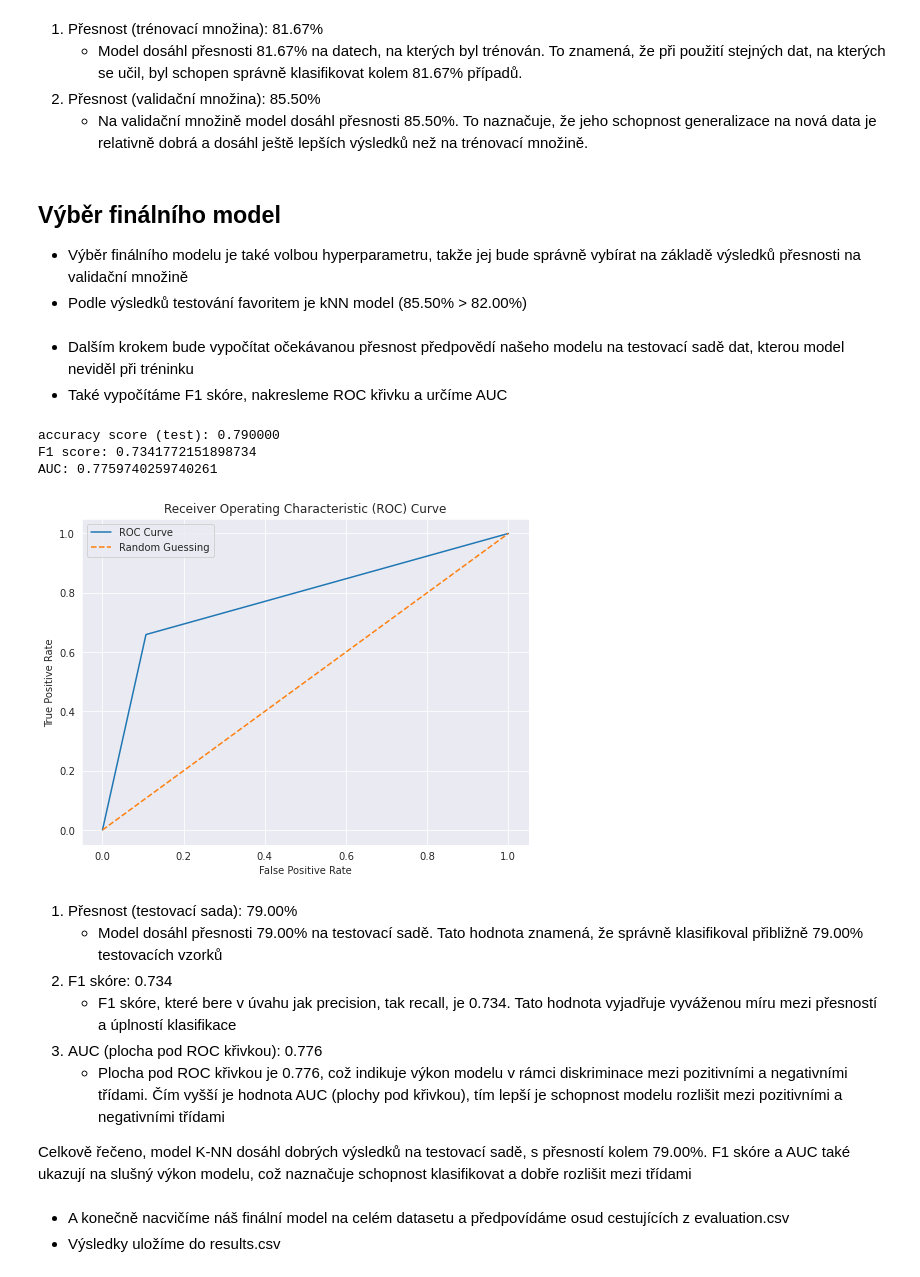
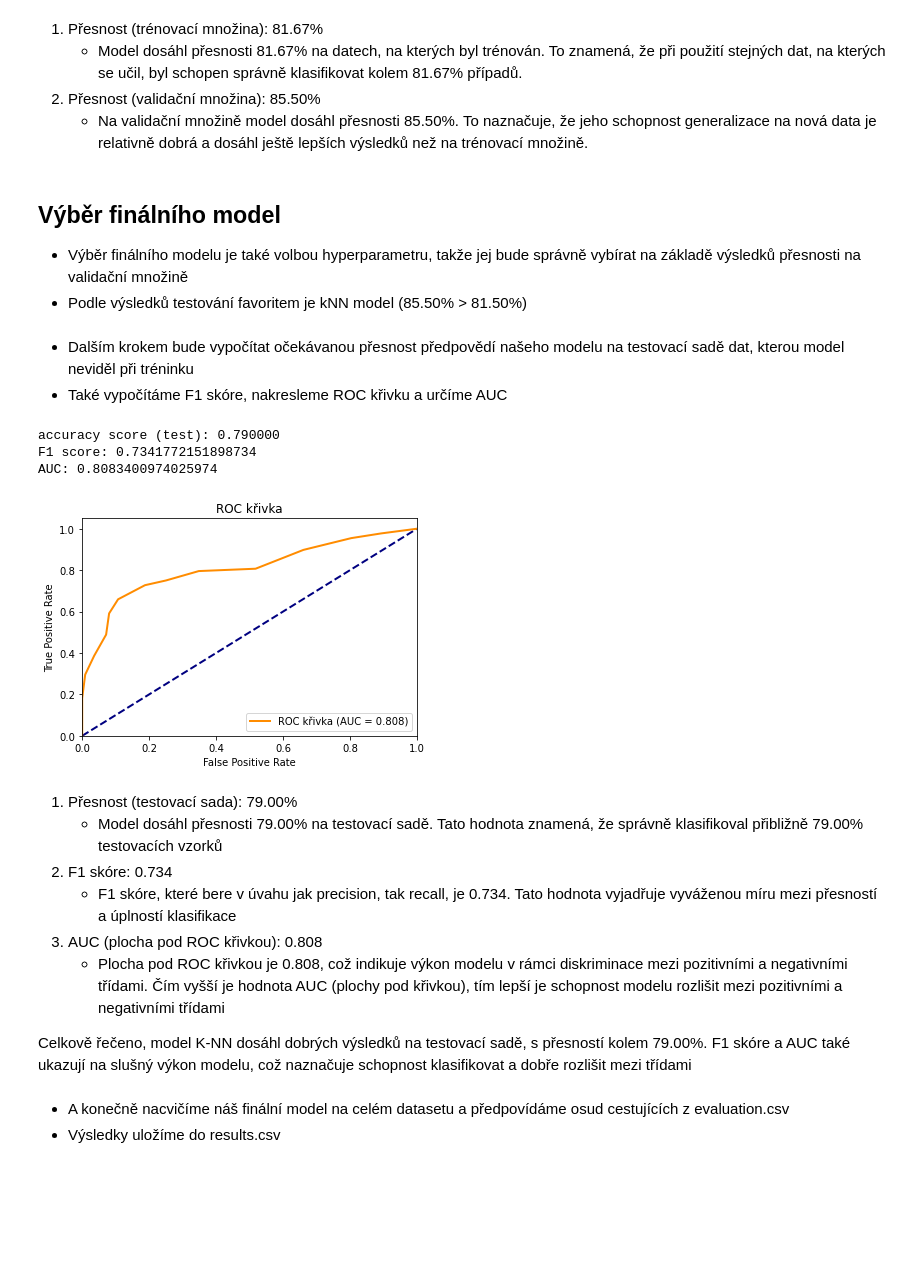
Before and after one commit to daKostych/BI-ML1-2023, a Jupyter notebook: 01/homework_01.ipynb, the cells around one changed output. Drawn from its saved outputs; the diff is of its cells as text; code cells hidden in the pictures; blank space fills up the shorter version.

Commit message:
Fix ROC curve

```diff
--- a/01/homework_01.ipynb
+++ b/01/homework_01.ipynb
@@ -645,44 +646,49 @@ accuracy score (validation): 0.855000
 # %% [markdown]
 ## Výběr finálního model
    * Výběr finálního modelu je také volbou hyperparametru, takže jej bude správně vybírat na základě výsledků přesnosti na validační množině
-   * Podle výsledků testování favoritem je kNN model (85.50% > 82.00%)
+   * Podle výsledků testování favoritem je kNN model (85.50% > 81.50%)
 # %% [markdown]
 * Dalším krokem bude vypočítat očekávanou přesnost předpovědí našeho modelu na testovací sadě dat, kterou model neviděl při tréninku
 * Také vypočítáme F1 skóre, nakresleme ROC křivku a určíme AUC
 # %%
 kNN_predictions = kNN_model.predict(Xtest_scaled)
+kNN_pred_proba = kNN_model.predict_proba(Xtest_scaled)
+pred_proba = kNN_pred_proba[:,1]
+
 kNN_accuracy = metrics.accuracy_score(ytestKNN, kNN_predictions)
 print('accuracy score (test): {0:.6f}'.format(kNN_accuracy))
 
 kNN_f1 = f1_score(ytestKNN, kNN_predictions)
-kNN_auc = roc_auc_score(ytestKNN, kNN_predictions)
+kNN_auc = roc_auc_score(ytestKNN, pred_proba)
 print(f"F1 score: {kNN_f1}")
 print(f"AUC: {kNN_auc}")
 # %% [output]
 accuracy score (test): 0.790000
 F1 score: 0.7341772151898734
-AUC: 0.7759740259740261
+AUC: 0.8083400974025974
 # %%
-fpr, tpr, thresholds = roc_curve(ytestKNN, kNN_predictions)
+fpr, tpr, thresholds = roc_curve(ytestKNN, pred_proba)
 
 # Vykreslení ROC křivky
-plt.figure(figsize=(8, 6))
-plt.plot(fpr, tpr, label='ROC Curve')
-plt.plot([0, 1], [0, 1], linestyle='--', label='Random Guessing')
-plt.xlabel('False Positive Rate')
-plt.ylabel('True Positive Rate')
-plt.title('Receiver Operating Characteristic (ROC) Curve')
-plt.legend()
+plt.figure()
+plt.plot([0, 1], [0, 1], color="navy", lw=2, linestyle="--")
+plt.plot(fpr, tpr, color="darkorange", lw=2, label = f"ROC křivka (AUC = {kNN_auc:.3f})")
+plt.xlim([0.0, 1.0])
+plt.ylim([0.0, 1.05])
+plt.xlabel("False Positive Rate")
+plt.ylabel("True Positive Rate")
+plt.title("ROC křivka")
+plt.legend(loc="lower right")
 plt.show()
 # %% [output]
-[figure, old version]
+[figure, new version]
 # %% [markdown]
 1. Přesnost (testovací sada): 79.00%
     * Model dosáhl přesnosti 79.00% na testovací sadě. Tato hodnota znamená, že správně klasifikoval přibližně 79.00% testovacích vzorků
 2. F1 skóre: 0.734
     * F1 skóre, které bere v úvahu jak precision, tak recall, je 0.734. Tato hodnota vyjadřuje vyváženou míru mezi přesností a úplností klasifikace
-3. AUC (plocha pod ROC křivkou): 0.776
-    * Plocha pod ROC křivkou je 0.776, což indikuje výkon modelu v rámci diskriminace mezi pozitivními a negativními třídami. Čím vyšší je hodnota AUC (plochy pod křivkou), tím lepší je schopnost modelu rozlišit mezi pozitivními a negativními třídami
+3. AUC (plocha pod ROC křivkou): 0.808
+    * Plocha pod ROC křivkou je 0.808, což indikuje výkon modelu v rámci diskriminace mezi pozitivními a negativními třídami. Čím vyšší je hodnota AUC (plochy pod křivkou), tím lepší je schopnost modelu rozlišit mezi pozitivními a negativními třídami
 
 Celkově řečeno, model K-NN dosáhl dobrých výsledků na testovací sadě, s přesností kolem 79.00%. F1 skóre a AUC také ukazují na slušný výkon modelu, což naznačuje schopnost klasifikovat a dobře rozlišit mezi třídami
 # %% [markdown]
```
Also changed, not shown: parts of 5 cells of this notebook.
